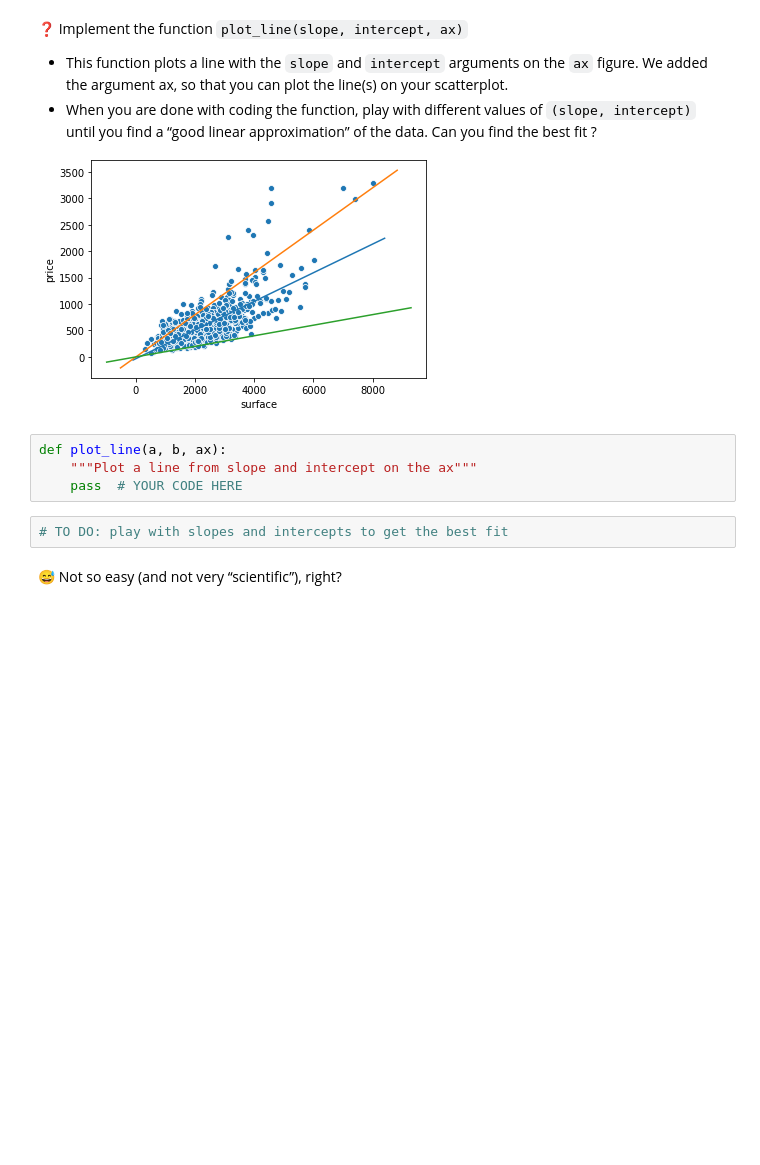
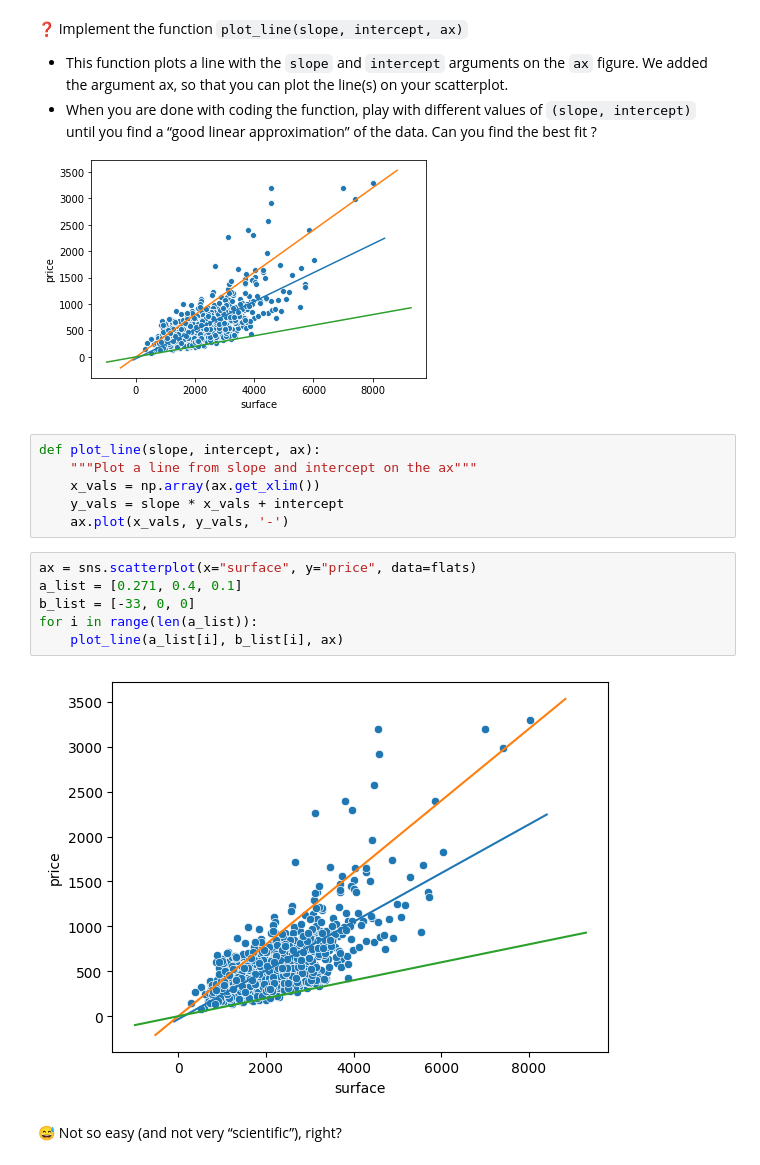
Before and after one commit to sathustra/data-real-estate-advanced-estimator, a Jupyter notebook: 02-real_estate_advanced_estimator.ipynb, the cells around one changed output. Cells and saved outputs as stored; diff of their text form; blank space fills up the shorter version.

```diff
--- a/02-real_estate_advanced_estimator.ipynb
+++ b/02-real_estate_advanced_estimator.ipynb
@@ -172,11 +191,19 @@ Practically speaking, we want to choose the best parameters $\hat{\theta}$ = (`s
 
 ![image.png](attachment:image.png)
 # %%
-def plot_line(a, b, ax):
+def plot_line(slope, intercept, ax):
     """Plot a line from slope and intercept on the ax"""
-    pass  # YOUR CODE HERE
+    x_vals = np.array(ax.get_xlim())
+    y_vals = slope * x_vals + intercept
+    ax.plot(x_vals, y_vals, '-')
-# %%
-# TO DO: play with slopes and intercepts to get the best fit
+# %%
+ax = sns.scatterplot(x="surface", y="price", data=flats)
+a_list = [0.271, 0.4, 0.1]
+b_list = [-33, 0, 0]
+for i in range(len(a_list)):
+    plot_line(a_list[i], b_list[i], ax)
+# %% [output]
+[figure, added]
 # %% [markdown]
 😅 Not so easy (and not very “scientific”), right?
 # %% [markdown]
```
Also changed, not shown: parts of 26 cells of this notebook.
